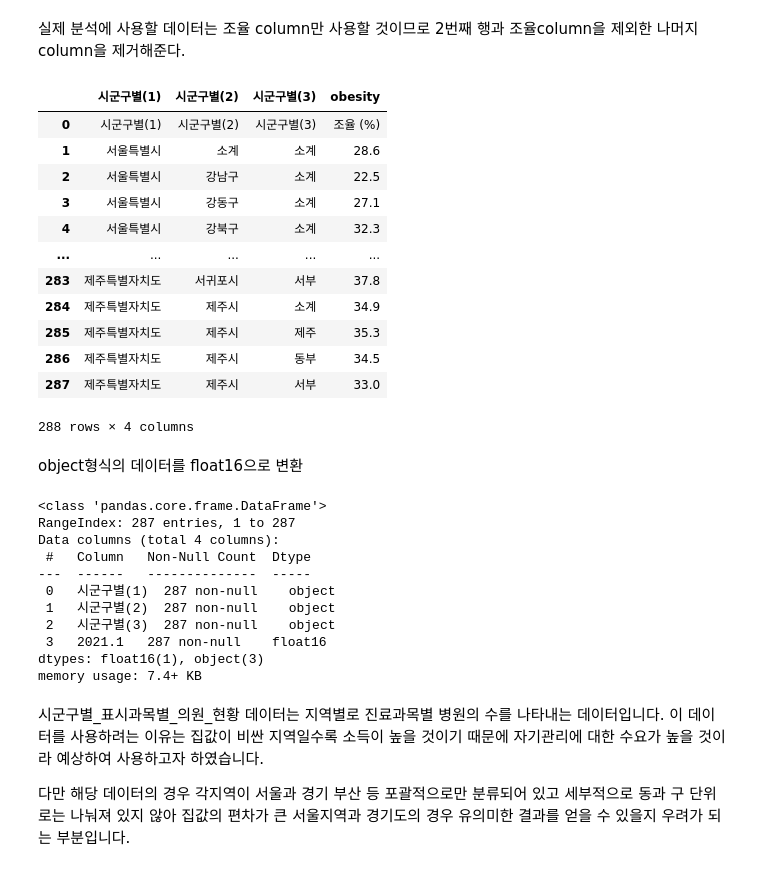
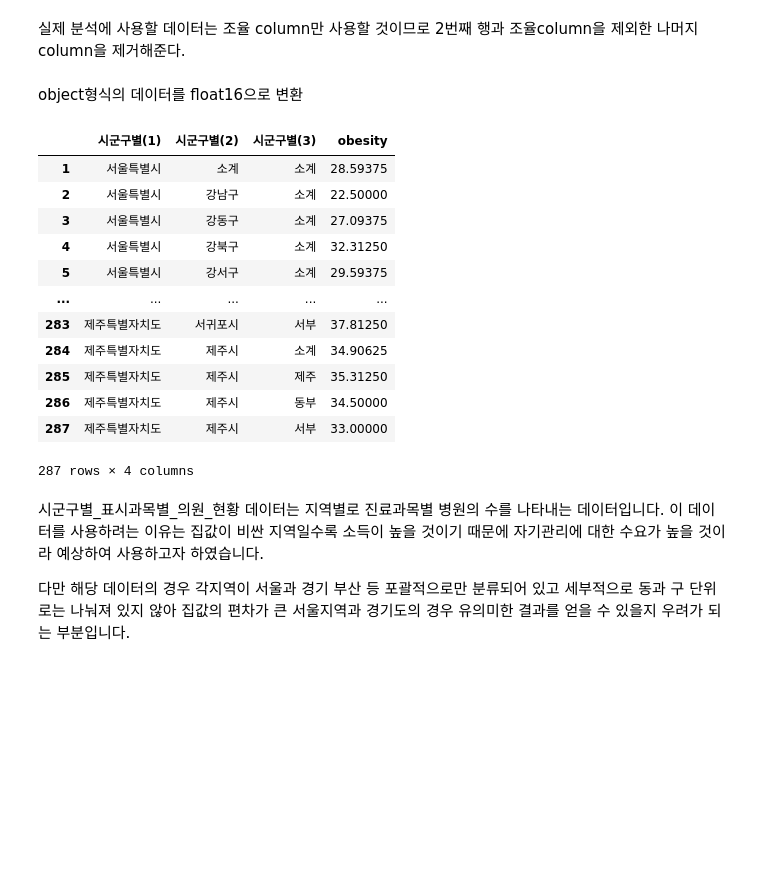
Before and after one commit to dongyoon9802/pythonAnalasys, a Jupyter notebook: pyhtonAnalysis.ipynb, the cells around one changed output. Cells and saved outputs as stored; diff of their text form; code cells hidden in the pictures; blank space fills up the shorter version.

```diff
--- a/pyhtonAnalysis.ipynb
+++ b/pyhtonAnalysis.ipynb
@@ -317,38 +317,26 @@ obesityData[['2021', '2021.1','2021.2','2021.3','2021.4']]
 # %%
 # obesityData.drop([0],inplace = True)
 obesityData_=obesityData.drop(['2021','2021.2','2021.3','2021.4'],axis = 1).rename(columns={'2021.1':'obesity'})
-obesityData_
+obesityData_.drop(0,inplace=True)
-# %% [output]
-|  | 시군구별(1) | 시군구별(2) | 시군구별(3) | obesity |
-| 0 | 시군구별(1) | 시군구별(2) | 시군구별(3) | 조율 (%) |
-| 1 | 서울특별시 | 소계 | 소계 | 28.6 |
-| 2 | 서울특별시 | 강남구 | 소계 | 22.5 |
-| 3 | 서울특별시 | 강동구 | 소계 | 27.1 |
-| 4 | 서울특별시 | 강북구 | 소계 | 32.3 |
-| ... | ... | ... | ... | ... |
-| 283 | 제주특별자치도 | 서귀포시 | 서부 | 37.8 |
-| 284 | 제주특별자치도 | 제주시 | 소계 | 34.9 |
-| 285 | 제주특별자치도 | 제주시 | 제주 | 35.3 |
-| 286 | 제주특별자치도 | 제주시 | 동부 | 34.5 |
-| 287 | 제주특별자치도 | 제주시 | 서부 | 33.0 |
-288 rows × 4 columns
 # %% [markdown]
 object형식의 데이터를 float16으로 변환
-# %%
-obesityData['2021.1'] = obesityData['2021.1'].astype('float16')
-obesityData.info()
-# %% [output]
-<class 'pandas.core.frame.DataFrame'>
-RangeIndex: 287 entries, 1 to 287
-Data columns (total 4 columns):
- #   Column   Non-Null Count  Dtype
----  ------   --------------  -----
- 0   시군구별(1)  287 non-null    object
- 1   시군구별(2)  287 non-null    object
- 2   시군구별(3)  287 non-null    object
- 3   2021.1   287 non-null    float16
-dtypes: float16(1), object(3)
-memory usage: 7.4+ KB
+# %%
+obesityData_['obesity'] = obesityData_['obesity'].astype('float16')
+obesityData_
+# %% [output]
+|  | 시군구별(1) | 시군구별(2) | 시군구별(3) | obesity |
+| 1 | 서울특별시 | 소계 | 소계 | 28.59375 |
+| 2 | 서울특별시 | 강남구 | 소계 | 22.50000 |
+| 3 | 서울특별시 | 강동구 | 소계 | 27.09375 |
+| 4 | 서울특별시 | 강북구 | 소계 | 32.31250 |
+| 5 | 서울특별시 | 강서구 | 소계 | 29.59375 |
+| ... | ... | ... | ... | ... |
+| 283 | 제주특별자치도 | 서귀포시 | 서부 | 37.81250 |
+| 284 | 제주특별자치도 | 제주시 | 소계 | 34.90625 |
+| 285 | 제주특별자치도 | 제주시 | 제주 | 35.31250 |
+| 286 | 제주특별자치도 | 제주시 | 동부 | 34.50000 |
+| 287 | 제주특별자치도 | 제주시 | 서부 | 33.00000 |
+287 rows × 4 columns
 # %% [markdown]
 시군구별_표시과목별_의원_현황 데이터는 지역별로 진료과목별 병원의 수를 나타내는 데이터입니다. 이 데이터를 사용하려는 이유는 집값이 비싼 지역일수록 소득이 높을 것이기 때문에 자기관리에 대한 수요가 높을 것이라 예상하여 사용하고자 하였습니다.
 
```
Also changed, not shown: parts of 6 cells of this notebook.
